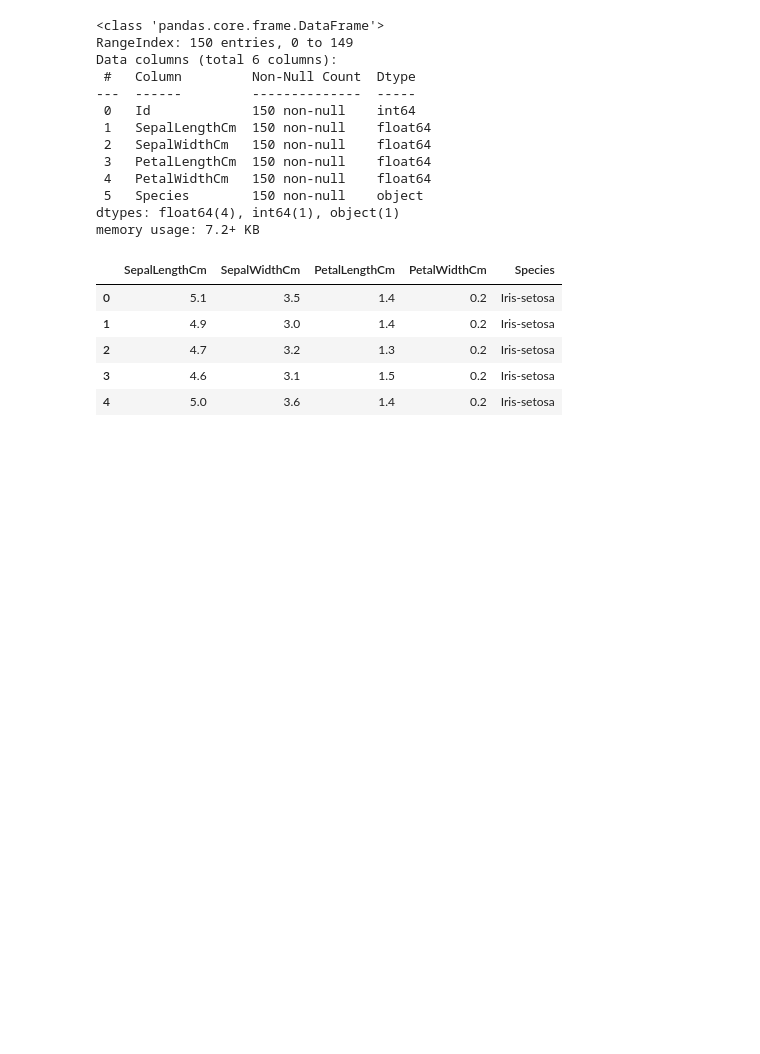
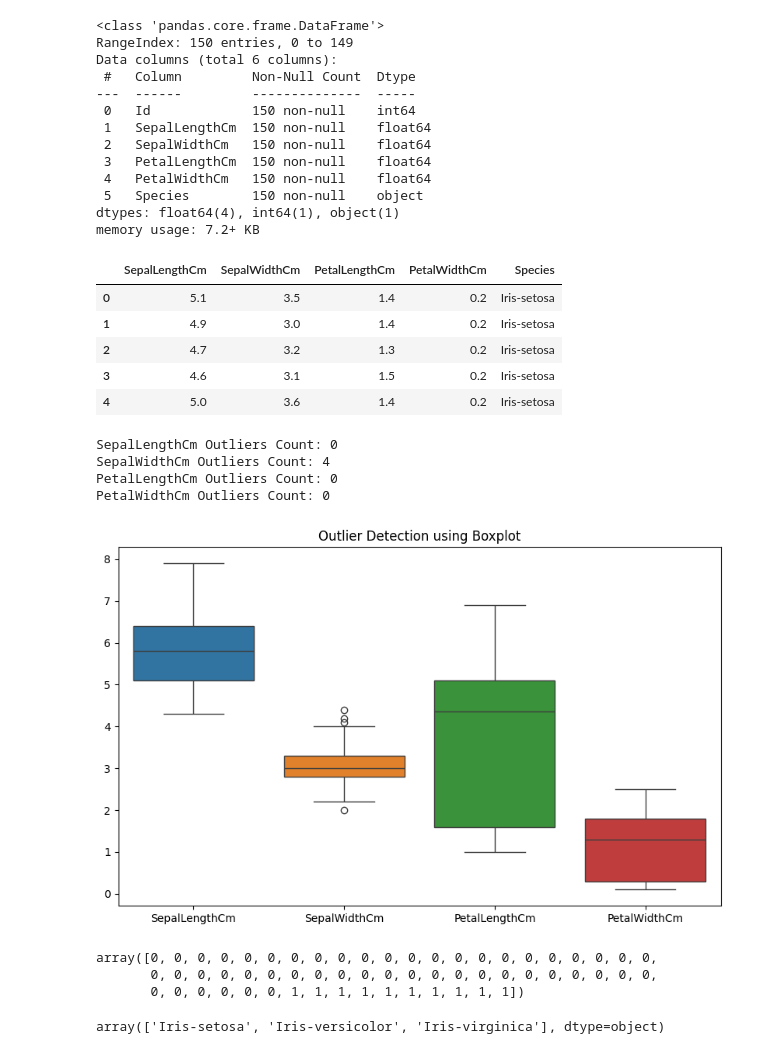
Before and after one commit to prakriti459/PRAKRITI.23FE10CSE00459-ML-LAB-WORK, a Jupyter notebook: MLlabwork.ipynb, the cells around one changed output. Drawn from its saved outputs; the diff is of its cells as text; code cells hidden in the pictures; blank space fills up the shorter version.

```diff
--- a/MLlabwork.ipynb
+++ b/MLlabwork.ipynb
@@ -45,3 +57,32 @@ data.head()
 | 2 | 4.7 | 3.2 | 1.3 | 0.2 | Iris-setosa |
 | 3 | 4.6 | 3.1 | 1.5 | 0.2 | Iris-setosa |
 | 4 | 5.0 | 3.6 | 1.4 | 0.2 | Iris-setosa |
+# %%
+numeric_cols = ["SepalLengthCm", "SepalWidthCm", "PetalLengthCm", "PetalWidthCm"]
+
+for col in numeric_cols:
+    Q1 = data[col].quantile(0.25)
+    Q3 = data[col].quantile(0.75)
+    IQR = Q3 - Q1
+
+    lower_bound = Q1 - 1.5 * IQR
+    upper_bound = Q3 + 1.5 * IQR
+
+    outliers = data[(data[col] < lower_bound) | (data[col] > upper_bound)]
+
+    print(f"{col} Outliers Count:", outliers.shape[0])
+# %% [output]
+SepalLengthCm Outliers Count: 0
+SepalWidthCm Outliers Count: 4
+PetalLengthCm Outliers Count: 0
+PetalWidthCm Outliers Count: 0
+# %%
+import matplotlib.pyplot as plt
+import seaborn as sns
+
+plt.figure(figsize=(10,6))
+sns.boxplot(data=data[numeric_cols])
+plt.title("Outlier Detection using Boxplot")
+plt.show()
+# %% [output]
+[figure, added]
@@ -47,0 +97,10 @@ data.head()
+# %%
+y_encoded[:60]
+# %% [output]
+array([0, 0, 0, 0, 0, 0, 0, 0, 0, 0, 0, 0, 0, 0, 0, 0, 0, 0, 0, 0, 0, 0,
+       0, 0, 0, 0, 0, 0, 0, 0, 0, 0, 0, 0, 0, 0, 0, 0, 0, 0, 0, 0, 0, 0,
+       0, 0, 0, 0, 0, 0, 1, 1, 1, 1, 1, 1, 1, 1, 1, 1])
+# %%
+le.classes_
+# %% [output]
+array(['Iris-setosa', 'Iris-versicolor', 'Iris-virginica'], dtype=object)
```
Also changed, not shown: parts of 18 cells of this notebook.
